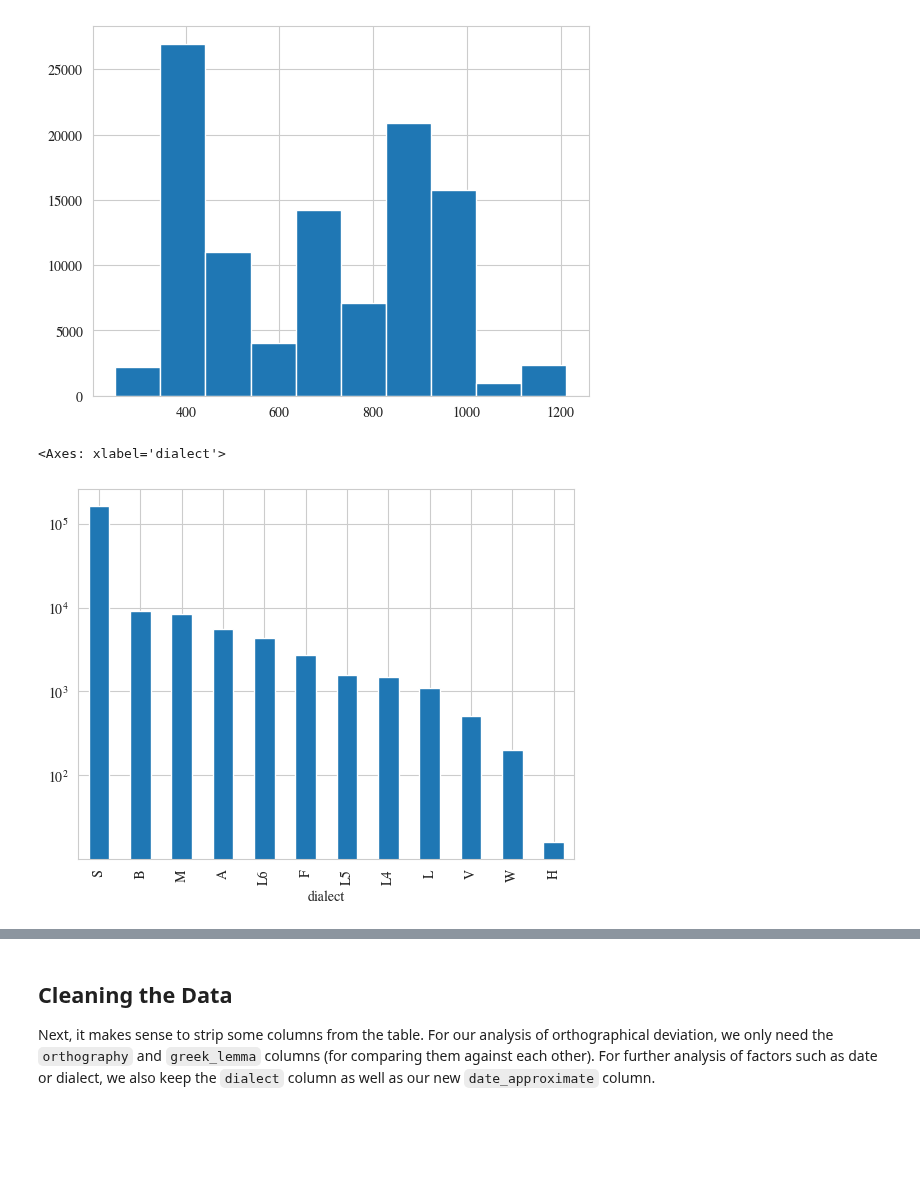
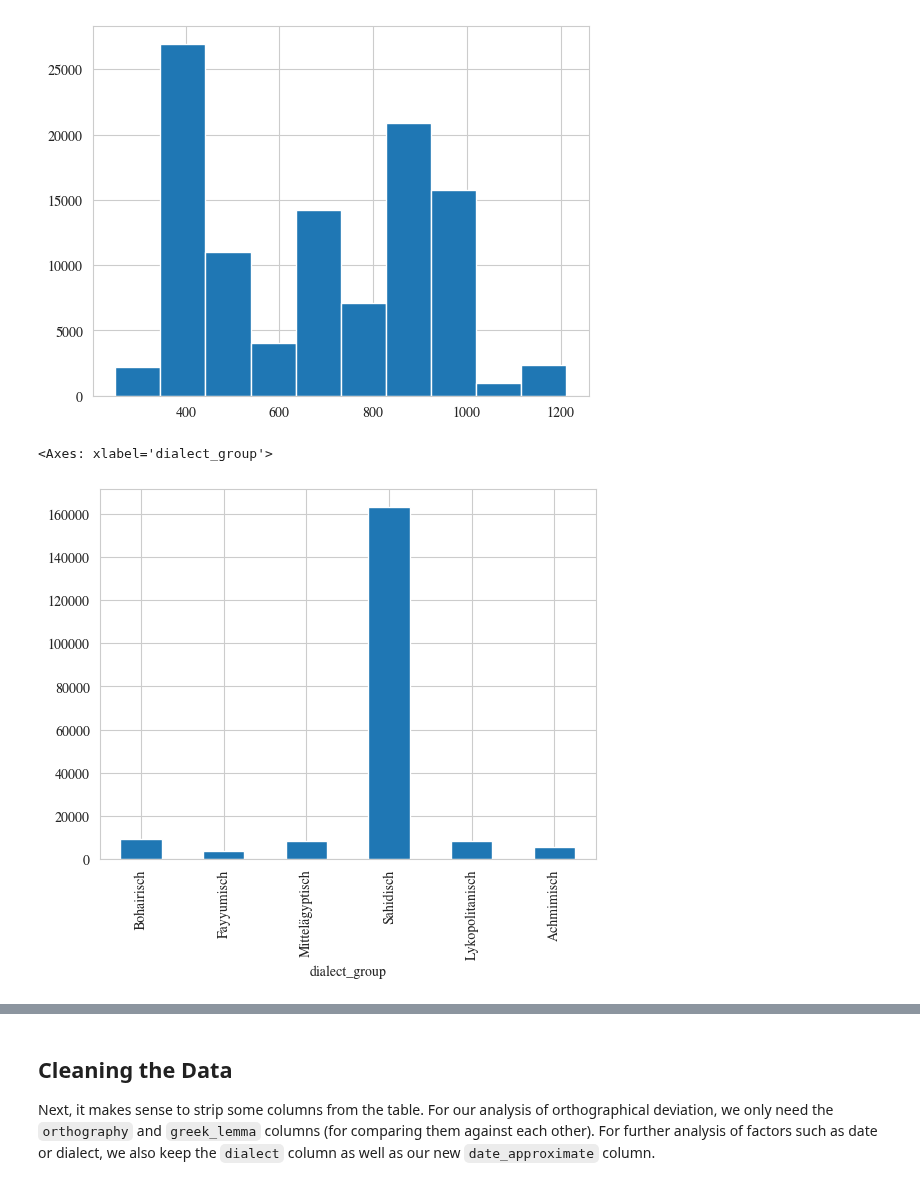
Before and after one commit to kmein/greek-coptic, a Jupyter notebook: greek-coptic.ipynb, the cells around one changed output, grey strips where cells are left out. Cells and saved outputs as stored; diff of their text form; code cells hidden in the pictures; blank space fills up the shorter version.

Commit message:
coptic dialect groups from north to south

```diff
--- a/greek-coptic.ipynb
+++ b/greek-coptic.ipynb
@@ -133,6 +133,15 @@ df = pd.read_csv(os.getenv("ATTESTATIONS_CSV")) \
     .rename(columns={"code": "dialect"})
 # %% [markdown]
 Here are some random examples of these data points:
+# %%
+df["dialect_group"] = pd.Categorical(df["dialect_group"].replace({
+    "Akhmimic Dialects": "Achmimisch",
+    "Lycopolitan Dialects": "Lykopolitanisch",
+    "Middle Egyptian Dialects": "Mittelägyptisch",
+    "Sahidic Dialects": "Sahidisch",
+    "Bohairic Dialects": "Bohairisch",
+    "Fayyumic Dialects": "Fayyumisch"
+}), ["Bohairisch", "Fayyumisch", "Mittelägyptisch", "Sahidisch", "Lykopolitanisch", "Achmimisch"])
 # %%
 df.sample(5)
 # %% [output]
@@ -197,9 +206,9 @@ df["date_approximate"].hist()
 <Axes: >
 [figure]
 # %%
-df["dialect"].value_counts().plot.bar(logy=True)
+df["dialect_group"].value_counts(sort=False).plot.bar()
 # %% [output]
-<Axes: xlabel='dialect'>
+<Axes: xlabel='dialect_group'>
-[figure, old version]
+[figure, new version]
 # %%
 per_dialect = pd.DataFrame({
```
Also changed, not shown: parts of 45 cells of this notebook.
